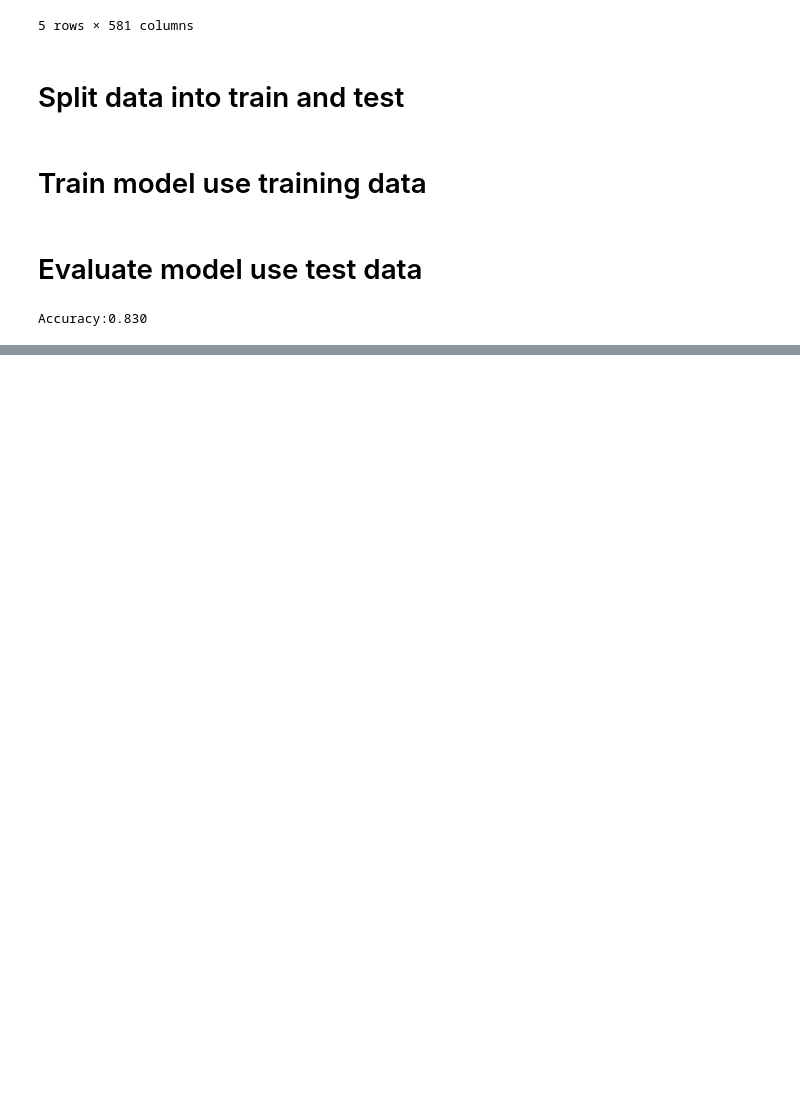
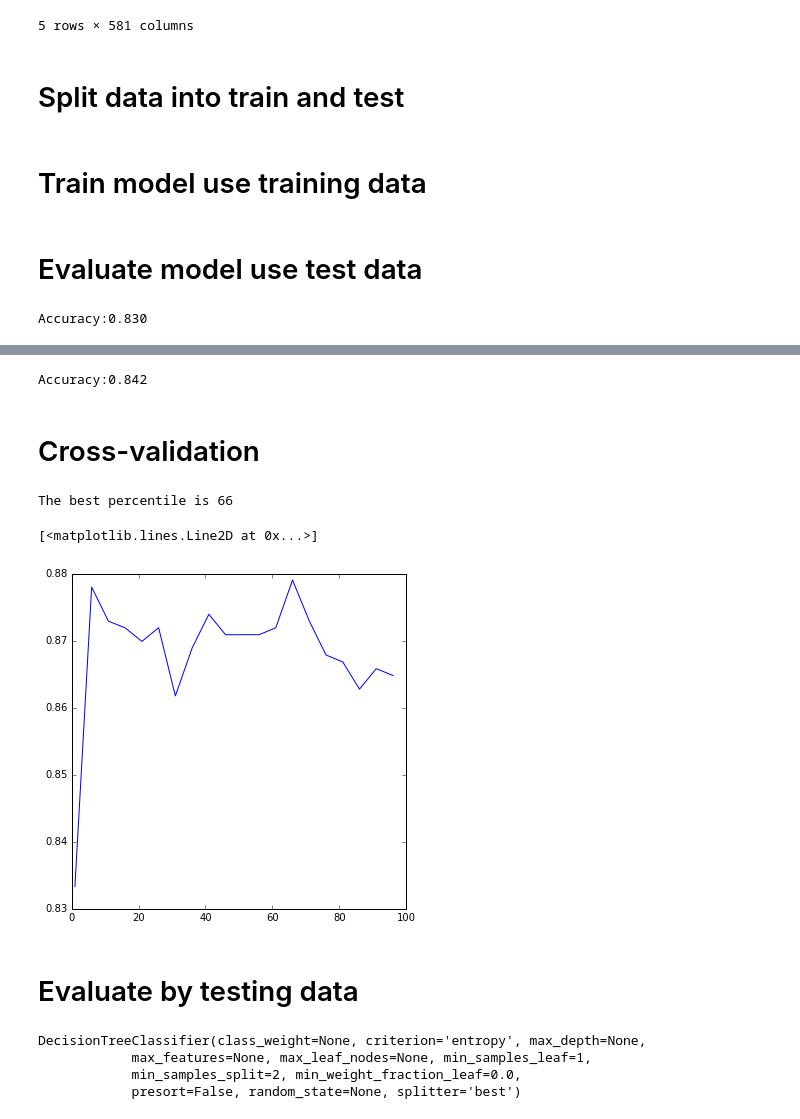
Before and after one commit to LumiaHuan/Lumia-sHomeMachineLearning, a Jupyter notebook: MachineLearning/DecisionTree/Titanic-DecisionTree by pandas.ipynb, the cells around one changed output, grey strips where cells are left out. Drawn from its saved outputs; the diff is of its cells as text; code cells hidden in the pictures; blank space fills up the shorter version.

Commit message:
feature selection

```diff
--- a/MachineLearning/DecisionTree/Titanic-DecisionTree by pandas.ipynb
+++ b/MachineLearning/DecisionTree/Titanic-DecisionTree by pandas.ipynb
@@ -123,0 +128,4 @@ KeyError: 0
+# %%
+fs = feature_selection.SelectPercentile(feature_selection.chi2, percentile=20)
+# %%
+X_train_fs = fs.fit_transform(X_train, y_train)
@@ -123,0 +142,2 @@ KeyError: 0
+# %%
+dtc = dtc.fit(X_train_fs, y_train)
@@ -123,0 +148,6 @@ KeyError: 0
+# %%
+print "Accuracy:{0:.3f}".format(metrics.accuracy_score(y_test, y_pred_fc))
+# %% [output]
+Accuracy:0.842
+# %% [markdown]
+# Cross-validation
@@ -123,0 +156,22 @@ KeyError: 0
+# %%
+percentiles = range(1, 100 , 5)
+# %%
+results = []
+for i in range(1,100,5):
+    fs = feature_selection.SelectPercentile(feature_selection.chi2, percentile=i)
+    X_train_fs = fs.fit_transform(X_train,y_train)
+    dtc = dtc.fit(X_train_fs, y_train)
+    #cv = KFold(X_train_fs.shape[0], 5, shuffle=True, random_state=42)
+    scores = cross_val_score(dtc, X_train_fs, y_train, cv=5)
+    results.append(np.mean(scores))
+
+indexMax = results.index(max(results))
+print "The best percentile is {}".format(percentiles[indexMax])
+fig, ax = plt.subplots(figsize=(6,6))
+ax.plot(percentiles, results,'-b')
+# %% [output]
+The best percentile is 66
+[<matplotlib.lines.Line2D at 0x...>]
+[figure, added]
+# %% [markdown]
+# Evaluate by testing data
@@ -123,0 +182,7 @@ KeyError: 0
+# %%
+dtc.fit(X_train_fs, y_train)
+# %% [output]
+DecisionTreeClassifier(class_weight=None, criterion='entropy', max_depth=None,
+            max_features=None, max_leaf_nodes=None, min_samples_leaf=1,
+            min_samples_split=2, min_weight_fraction_leaf=0.0,
+            presort=False, random_state=None, splitter='best')
```
Also changed, not shown: parts of 13 cells of this notebook.
